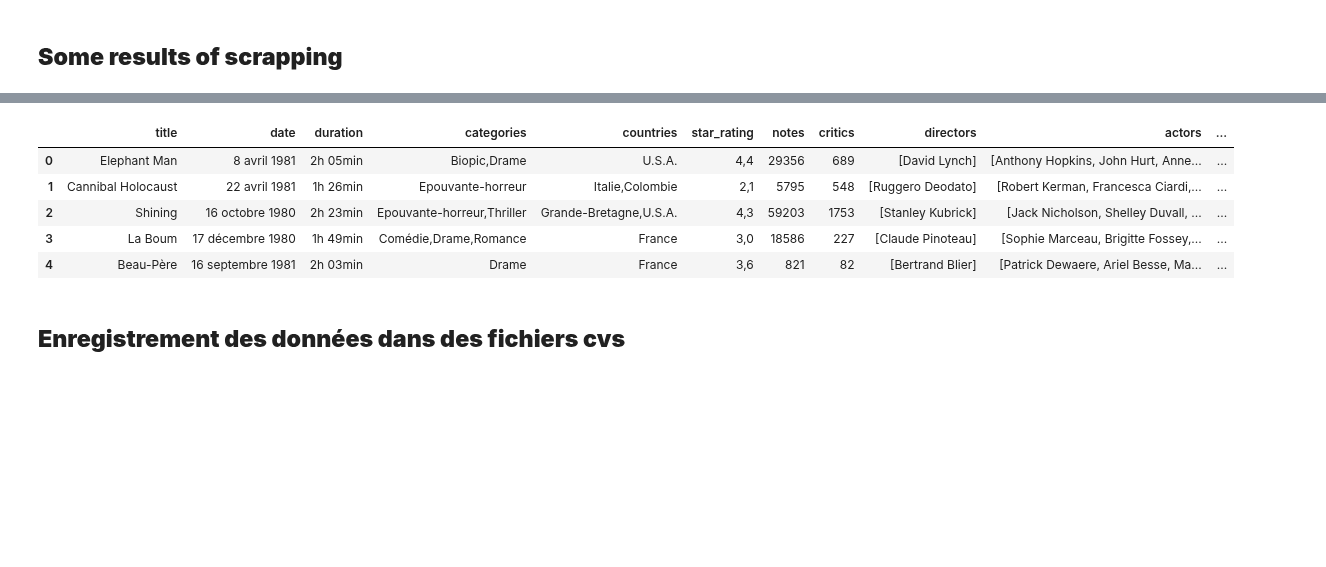
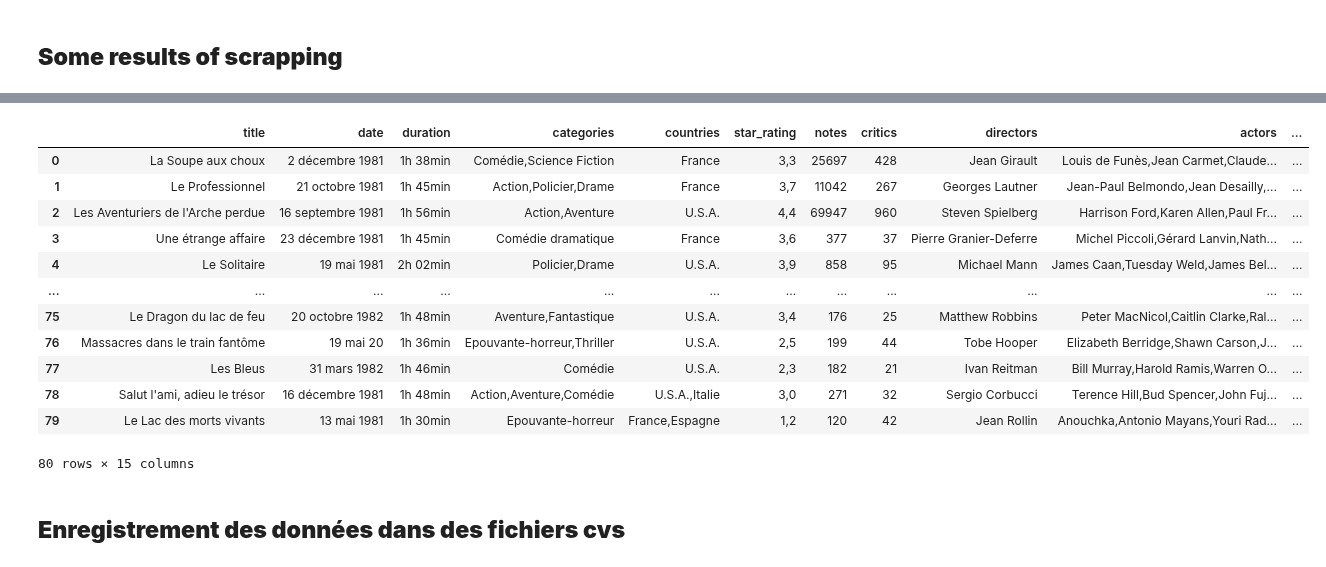
Before and after one commit to Franck-LF/projectBlock1, a Jupyter notebook: webscraping.ipynb, the cells around one changed output, grey strips where cells are left out. Drawn from its saved outputs; the diff is of its cells as text; code cells hidden in the pictures; blank space fills up the shorter version.

```diff
--- a/webscraping.ipynb
+++ b/webscraping.ipynb
@@ -114,6 +114,10 @@ countries = []
 for elt_item in elts_items:
     countries.append(elt_item.find('span').text.strip())
 
+# 'Botswana' is not in the country list but there is a movie with nationality, so we add it manually.
+if not('Botwana' in countries):
+    countries.append('Botswana')
+
 print(countries)
 
 print("Nb pays :", len(countries))
@@ -161,8 +165,9 @@ print(elt_decades.prettify())
 # Scrap the links of the years
 
 # Input: list of years to scrap
-lst_years_to_scrap = list(range(1980, 2009))
-lst_years_to_scrap = list(range(1980, 1990))
+# lst_years_to_scrap = list(range(1980, 2009))
+#lst_years_to_scrap = list(range(1990, 2000))
+lst_years_to_scrap = [1981]
 
 lst_decades_to_scrap = list(set([10 * (year // 10) for year in lst_years_to_scrap]))
 lst_years_to_scrap = [str(year) for year in lst_years_to_scrap]
@@ -674,12 +698,19 @@ We only keep movies with at least 10 critics:
 # %%
-df_movies.head(5)
+df_movies
 # %% [output]
 |  | title | date | duration | categories | countries | star_rating | notes | critics | directors | actors | ... |
-| 0 | Elephant Man | 8 avril 1981 | 2h 05min | Biopic,Drame | U.S.A. | 4,4 | 29356 | 689 | [David Lynch] | [Anthony Hopkins, John Hurt, Anne... | ... |
-| 1 | Cannibal Holocaust | 22 avril 1981 | 1h 26min | Epouvante-horreur | Italie,Colombie | 2,1 | 5795 | 548 | [Ruggero Deodato] | [Robert Kerman, Francesca Ciardi,... | ... |
-| 2 | Shining | 16 octobre 1980 | 2h 23min | Epouvante-horreur,Thriller | Grande-Bretagne,U.S.A. | 4,3 | 59203 | 1753 | [Stanley Kubrick] | [Jack Nicholson, Shelley Duvall, ... | ... |
-| 3 | La Boum | 17 décembre 1980 | 1h 49min | Comédie,Drame,Romance | France | 3,0 | 18586 | 227 | [Claude Pinoteau] | [Sophie Marceau, Brigitte Fossey,... | ... |
-| 4 | Beau-Père | 16 septembre 1981 | 2h 03min | Drame | France | 3,6 | 821 | 82 | [Bertrand Blier] | [Patrick Dewaere, Ariel Besse, Ma... | ... |
+| 0 | La Soupe aux choux | 2 décembre 1981 | 1h 38min | Comédie,Science Fiction | France | 3,3 | 25697 | 428 | Jean Girault | Louis de Funès,Jean Carmet,Claude... | ... |
+| 1 | Le Professionnel | 21 octobre 1981 | 1h 45min | Action,Policier,Drame | France | 3,7 | 11042 | 267 | Georges Lautner | Jean-Paul Belmondo,Jean Desailly,... | ... |
+| 2 | Les Aventuriers de l'Arche perdue | 16 septembre 1981 | 1h 56min | Action,Aventure | U.S.A. | 4,4 | 69947 | 960 | Steven Spielberg | Harrison Ford,Karen Allen,Paul Fr... | ... |
+| 3 | Une étrange affaire | 23 décembre 1981 | 1h 45min | Comédie dramatique | France | 3,6 | 377 | 37 | Pierre Granier-Deferre | Michel Piccoli,Gérard Lanvin,Nath... | ... |
+| 4 | Le Solitaire | 19 mai 1981 | 2h 02min | Policier,Drame | U.S.A. | 3,9 | 858 | 95 | Michael Mann | James Caan,Tuesday Weld,James Bel... | ... |
+| ... | ... | ... | ... | ... | ... | ... | ... | ... | ... | ... | ... |
+| 75 | Le Dragon du lac de feu | 20 octobre 1982 | 1h 48min | Aventure,Fantastique | U.S.A. | 3,4 | 176 | 25 | Matthew Robbins | Peter MacNicol,Caitlin Clarke,Ral... | ... |
+| 76 | Massacres dans le train fantôme | 19 mai 20 | 1h 36min | Epouvante-horreur,Thriller | U.S.A. | 2,5 | 199 | 44 | Tobe Hooper | Elizabeth Berridge,Shawn Carson,J... | ... |
+| 77 | Les Bleus | 31 mars 1982 | 1h 46min | Comédie | U.S.A. | 2,3 | 182 | 21 | Ivan Reitman | Bill Murray,Harold Ramis,Warren O... | ... |
+| 78 | Salut l'ami, adieu le trésor | 16 décembre 1981 | 1h 48min | Action,Aventure,Comédie | U.S.A.,Italie | 3,0 | 271 | 32 | Sergio Corbucci | Terence Hill,Bud Spencer,John Fuj... | ... |
+| 79 | Le Lac des morts vivants | 13 mai 1981 | 1h 30min | Epouvante-horreur | France,Espagne | 1,2 | 120 | 42 | Jean Rollin | Anouchka,Antonio Mayans,Youri Rad... | ... |
+80 rows × 15 columns
 # %% [markdown]
  ## **Enregistrement des données dans des fichiers cvs**
 # %%
```
Also changed, not shown: parts of 6 cells of this notebook.
